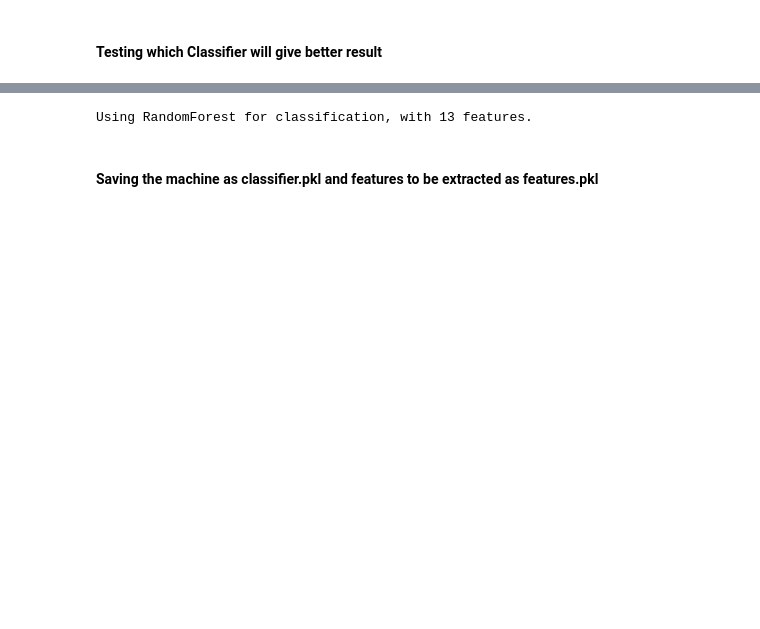
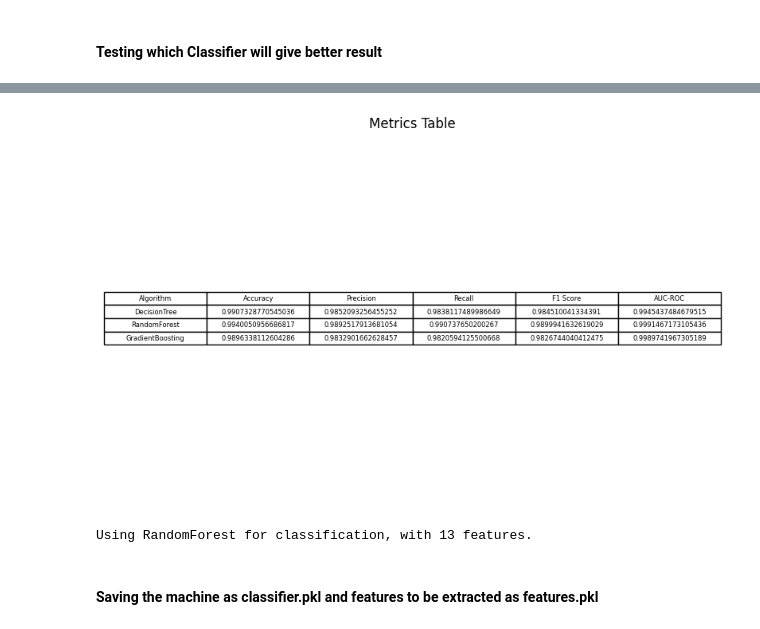
Before and after one commit to Rishul2003/MINI, a Jupyter notebook: ML_Model/PE.ipynb, the cells around one changed output, grey strips where cells are left out. Cells and saved outputs as stored; diff of their text form; code cells hidden in the pictures; blank space fills up the shorter version.

```diff
--- a/ML_Model/PE.ipynb
+++ b/ML_Model/PE.ipynb
@@ -209,3 +287,28 @@ Confusion Matrix for GradientBoosting:
+# %%
+# Function to plot the metrics table
+def plot_metrics_table(metrics_df):
+    # Create a figure and axis
+    fig, ax = plt.subplots(figsize=(10, 6))
+
+    # Hide axes
+    ax.axis('off')
+
+    # Plot table
+    ax.table(cellText=metrics_df.values,
+             colLabels=metrics_df.columns,
+             cellLoc='center',
+             loc='center')
+
+    # Set title
+    ax.set_title('Metrics Table')
+
+    # Show plot
+    plt.show()
+
+# Call function to plot the metrics table
+plot_metrics_table(metrics_df)
+# %% [output]
+[figure, added]
 # %%
 winner = max(results, key=lambda x: results[x]['accuracy'])
 print("Using", winner, "for classification, with", len(features), 'features.')
```
Also changed, not shown: parts of 6 cells of this notebook, 7 other files.
